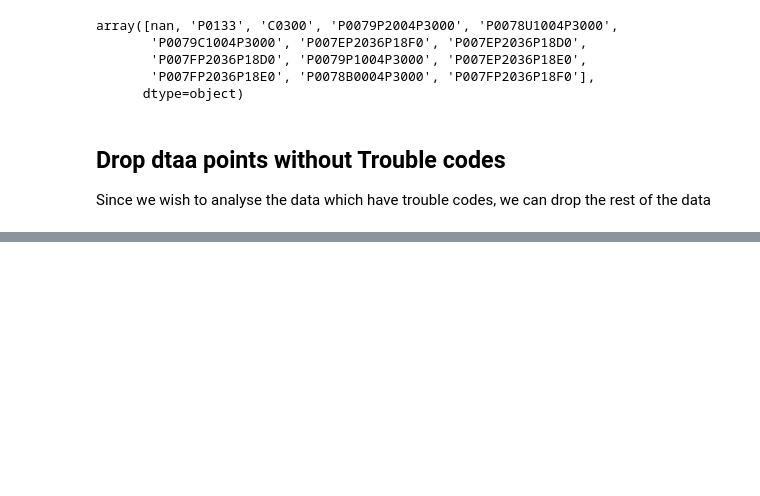
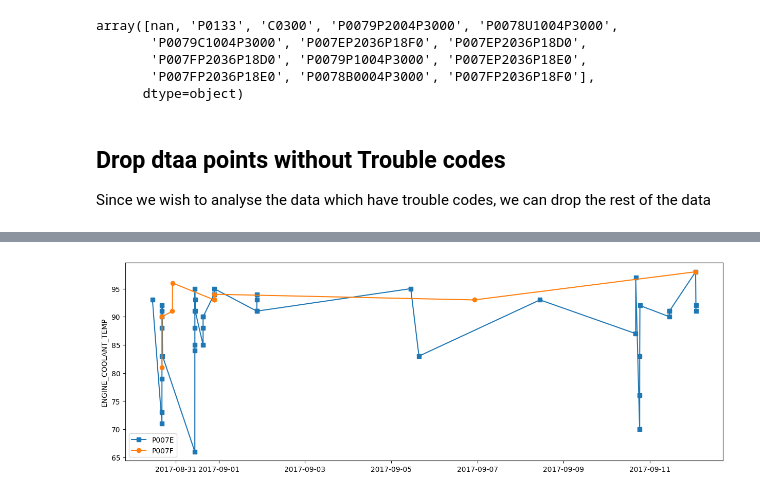
Before and after one commit to asuzukosi/GraphNeuralNetworksAndKnowledgGraphs, a Jupyter notebook: OBD_DataAnalysis_project.ipynb, the cells around one changed output, grey strips where cells are left out. Drawn from its saved outputs; the diff is of its cells as text; code cells hidden in the pictures; blank space fills up the shorter version.

```diff
--- a/OBD_DataAnalysis_project.ipynb
+++ b/OBD_DataAnalysis_project.ipynb
@@ -84,0 +152,4 @@ data['TIMESTAMP'] = pd.to_datetime(data['TIMESTAMP'], unit='ms') # converting Ti
+# %%
+req_data = data[['TIMESTAMP','TROUBLE_CODES','ENGINE_COOLANT_TEMP','ENGINE_LOAD','ENGINE_RPM','INTAKE_MANIFOLD_PRESSURE','AIR_INTAKE_TEMP','SPEED','SHORT TERM FUEL TRIM BANK 1','THROTTLE_POS','TIMING_ADVANCE']]
+# from the data sanity checks we have selected the columns in the dataset which vary with time to play with.
+req_data.head()
@@ -84,0 +186,6 @@ data['TIMESTAMP'] = pd.to_datetime(data['TIMESTAMP'], unit='ms') # converting Ti
+# %%
+# retaining original data for comparision with the resampled data
+data1 = req_data[req_data.TROUBLE_CODES.str.contains('P007E')].reset_index(drop=True)
+data2 = req_data[req_data.TROUBLE_CODES.str.contains('P007F')].reset_index(drop=True)
+# data slicing based on Trouble codes
+combined_data = pd.concat([data1,data2],ignore_index=True,sort=True)
@@ -84,0 +199,9 @@ data['TIMESTAMP'] = pd.to_datetime(data['TIMESTAMP'], unit='ms') # converting Ti
+# %%
+plt.figure(figsize = (15,5))
+plt.plot(data1['TIMESTAMP'],data1['ENGINE_COOLANT_TEMP'], marker = "s", label = 'P007E')
+plt.plot(data2['TIMESTAMP'],data2['ENGINE_COOLANT_TEMP'], marker = "o", label = 'P007F')
+plt.legend(loc='best')
+plt.ylabel('ENGINE_COOLANT_TEMP')
+plt.show()
+# %% [output]
+[figure, added]
```
Also changed, not shown: parts of 75 cells of this notebook.
